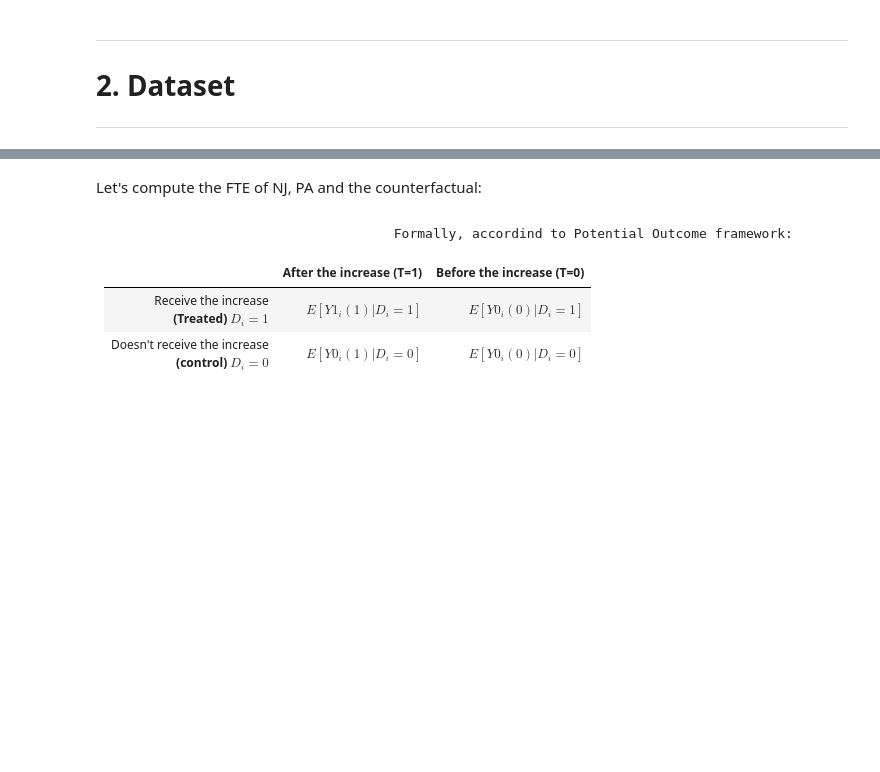
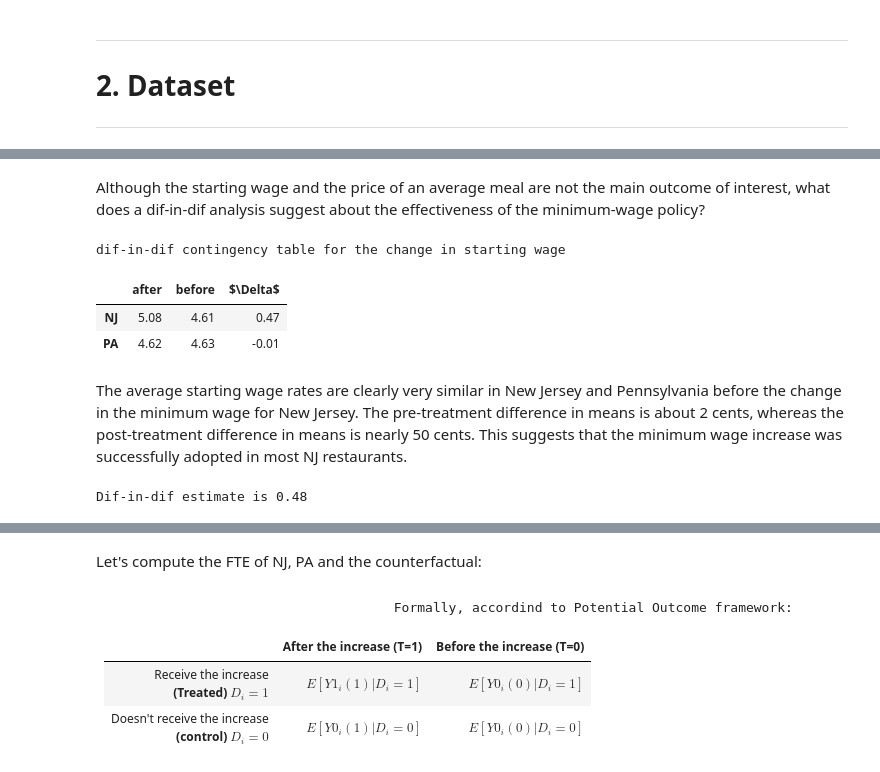
Before and after one commit to edoardofalchi/ose-data-science-course-projeect-edoardofalchi, a Jupyter notebook: Card_Krueger_1994.ipynb, the cells around one changed output, grey strips where cells are left out. Cells and saved outputs as stored; diff of their text form; code cells hidden in the pictures; blank space fills up the shorter version.

```diff
--- a/Card_Krueger_1994.ipynb
+++ b/Card_Krueger_1994.ipynb
@@ -197,0 +228,4 @@ fig.show()
+# %%
+#long-format  Card & Krueger (1994) dataset
+df = prepare_data_long()
+df.head()
@@ -230,0 +428,16 @@ The result shows “nj_after” is not statistically significant, meaning the mi
+# %% [markdown]
+Although the starting wage and the price of an average meal are not the main outcome of interest, what does a dif-in-dif analysis suggest about the effectiveness of the minimum-wage policy?
+# %%
+print("dif-in-dif contingency table for the change in starting wage")
+did_est('wage_st',df)
+# %% [output]
+dif-in-dif contingency table for the change in starting wage
+|  | after | before | $\Delta$ |
+| NJ | 5.08 | 4.61 | 0.47 |
+| PA | 4.62 | 4.63 | -0.01 |
+# %% [markdown]
+The average starting wage rates are clearly very similar in New Jersey and Pennsylvania before the change in the minimum wage for New Jersey. The pre-treatment difference in means is about 2 cents, whereas the post-treatment difference in means is nearly 50 cents. This suggests that the minimum wage increase was successfully adopted in most NJ restaurants.
+# %%
+print("Dif-in-dif estimate is", round(did_est('wage_st',df)['$\Delta$'][0]-did_est('wage_st',df)['$\Delta$'][1],2))
+# %% [output]
+Dif-in-dif estimate is 0.48
```
Also changed, not shown: parts of 121 cells of this notebook.
